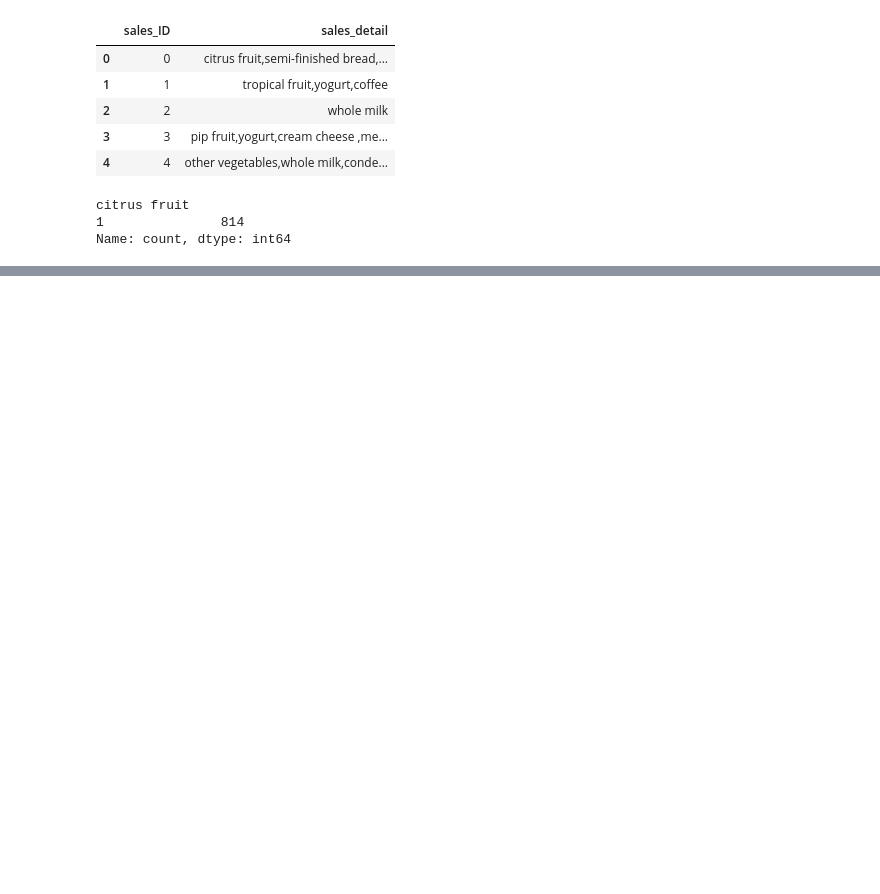
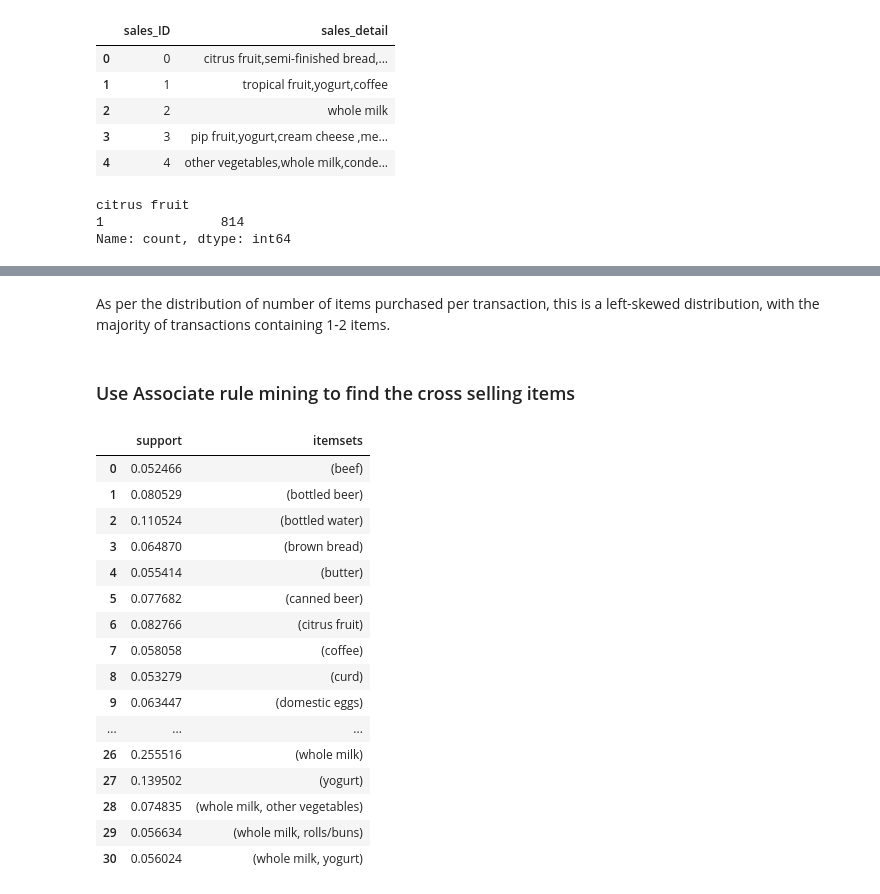
Before and after one commit to bkty1122/bkty1122, a Jupyter notebook: master-school-project/COM6101-Ass-1/Q1_p233340.ipynb, the cells around one changed output, grey strips where cells are left out. Drawn from its saved outputs; the diff is of its cells as text; code cells hidden in the pictures; blank space fills up the shorter version.

```diff
--- a/master-school-project/COM6101-Ass-1/Q1_p233340.ipynb
+++ b/master-school-project/COM6101-Ass-1/Q1_p233340.ipynb
@@ -39,0 +136,31 @@ Name: count, dtype: int64
+# %% [markdown]
+As per the distribution of number of items purchased per transaction, this is a left-skewed distribution, with the majority of transactions containing 1-2 items.
+# %% [markdown]
+### Use Associate rule mining to find the cross selling items
+# %%
+# use associate rule mining to find the most common item pairs
+from mlxtend.frequent_patterns import apriori
+from mlxtend.frequent_patterns import association_rules
+
+# As the distribution of itemsets are very sparse (the most frequent itemset is only about 5%), we can set the minimum support to 0.05
+# find the frequent item sets with a minimum support of 0.05.
+frequent_itemsets = apriori(Q1_df.iloc[:, 1:], min_support=0.05, use_colnames=True)
+frequent_itemsets
+# %% [output]
+|  | support | itemsets |
+| 0 | 0.052466 | (beef) |
+| 1 | 0.080529 | (bottled beer) |
+| 2 | 0.110524 | (bottled water) |
+| 3 | 0.064870 | (brown bread) |
+| 4 | 0.055414 | (butter) |
+| 5 | 0.077682 | (canned beer) |
+| 6 | 0.082766 | (citrus fruit) |
+| 7 | 0.058058 | (coffee) |
+| 8 | 0.053279 | (curd) |
+| 9 | 0.063447 | (domestic eggs) |
+| ... | ... | ... |
+| 26 | 0.255516 | (whole milk) |
+| 27 | 0.139502 | (yogurt) |
+| 28 | 0.074835 | (whole milk, other vegetables) |
+| 29 | 0.056634 | (whole milk, rolls/buns) |
+| 30 | 0.056024 | (whole milk, yogurt) |
```
Also changed, not shown: parts of 21 cells of this notebook.
